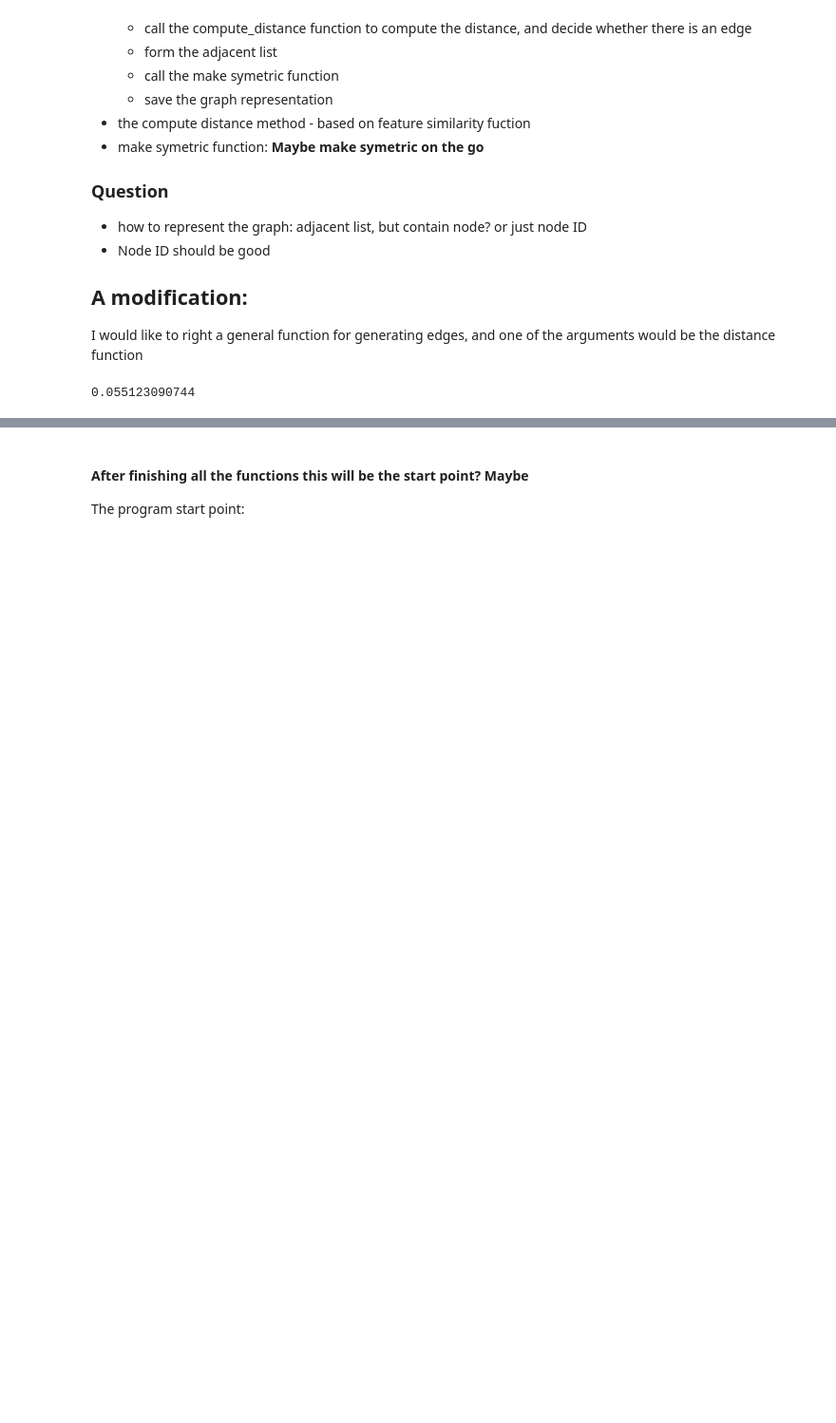
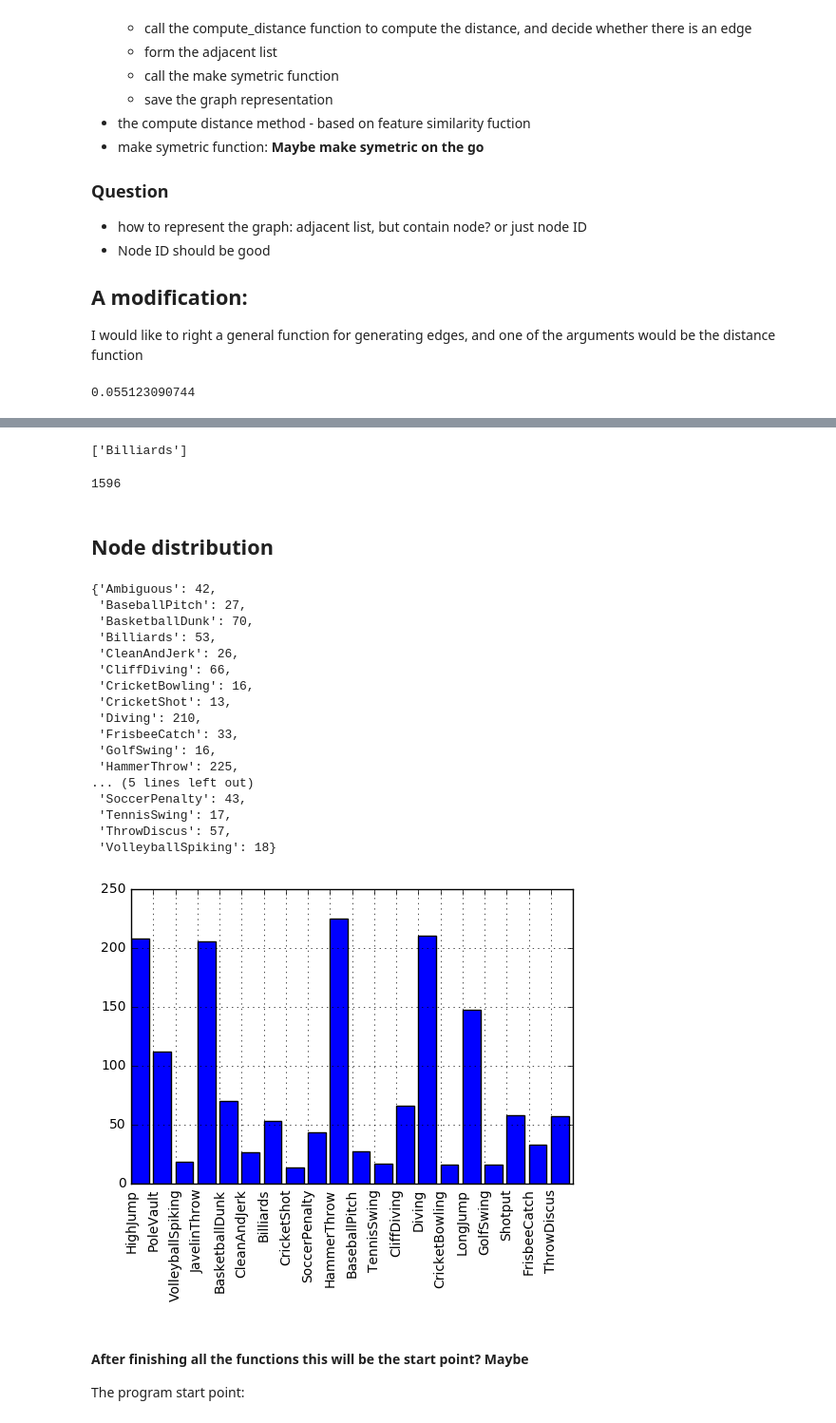
Before and after one commit to KevKeyingLi/VideoActionRecognition, a Jupyter notebook: notebook/Generating Nodes.ipynb, the cells around one changed output, grey strips where cells are left out. Shown at 95% size. Cells and saved outputs as stored; diff of their text form; code cells hidden in the pictures; blank space fills up the shorter version.

```diff
--- a/notebook/Generating Nodes.ipynb
+++ b/notebook/Generating Nodes.ipynb
@@ -641,3 +866,48 @@ def build_edge(node_list, distance_function, topK) # top K
+# %%
+labeled_node = [node for node in all_nodes if len(node.labels)>0]
+# %%
+labeled_node[0].labels
+# %% [output]
+['Billiards']
+# %%
+len(labeled_node)
+# %% [output]
+1596
+# %% [markdown]
+## Node distribution
+# %%
+node_count = dict([(x,0) for x in categories])
+for node in labeled_node:
+    for label in node.labels:
+        node_count[label] +=1
+pprint(node_count)
+
+# import matplotlib.pyplot as plt
+D=node_count
+del(D['Ambiguous'])
+plt.bar(range(len(D)), D.values()) # , align='center'
+plt.xticks(range(len(D)), D.keys(), rotation='vertical')
+plt.grid()
+plt.show()
+# %% [output]
+{'Ambiguous': 42,
+ 'BaseballPitch': 27,
+ 'BasketballDunk': 70,
+ 'Billiards': 53,
+ 'CleanAndJerk': 26,
+ 'CliffDiving': 66,
+ 'CricketBowling': 16,
+ 'CricketShot': 13,
+ 'Diving': 210,
+ 'FrisbeeCatch': 33,
+ 'GolfSwing': 16,
+ 'HammerThrow': 225,
+... (5 lines left out)
+ 'SoccerPenalty': 43,
+ 'TennisSwing': 17,
+ 'ThrowDiscus': 57,
+ 'VolleyballSpiking': 18}
+[figure, added]
 # %% [markdown]
 #### After finishing all the functions this will be the start point? Maybe
 The program start point:
```
Also changed, not shown: parts of 29 cells of this notebook.
